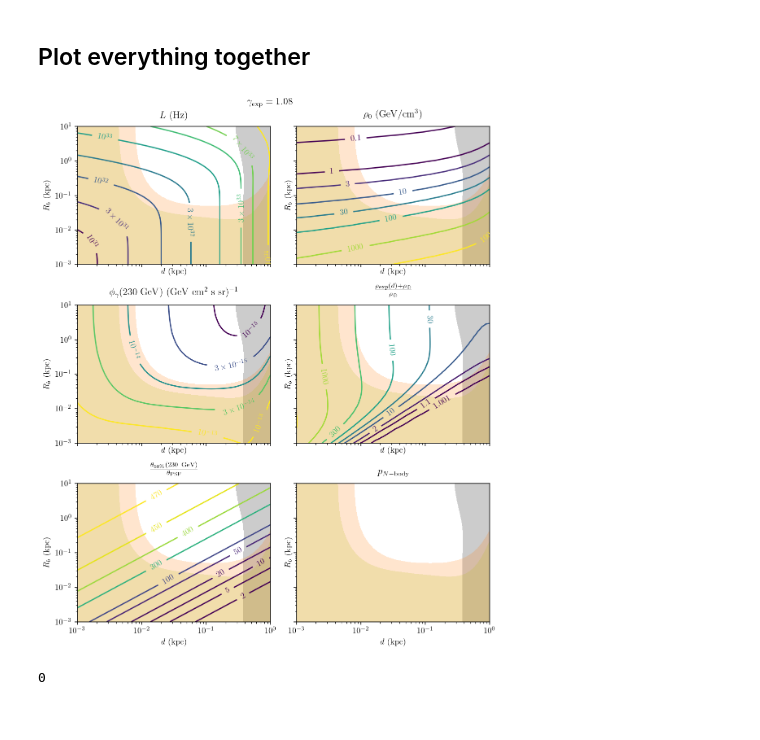
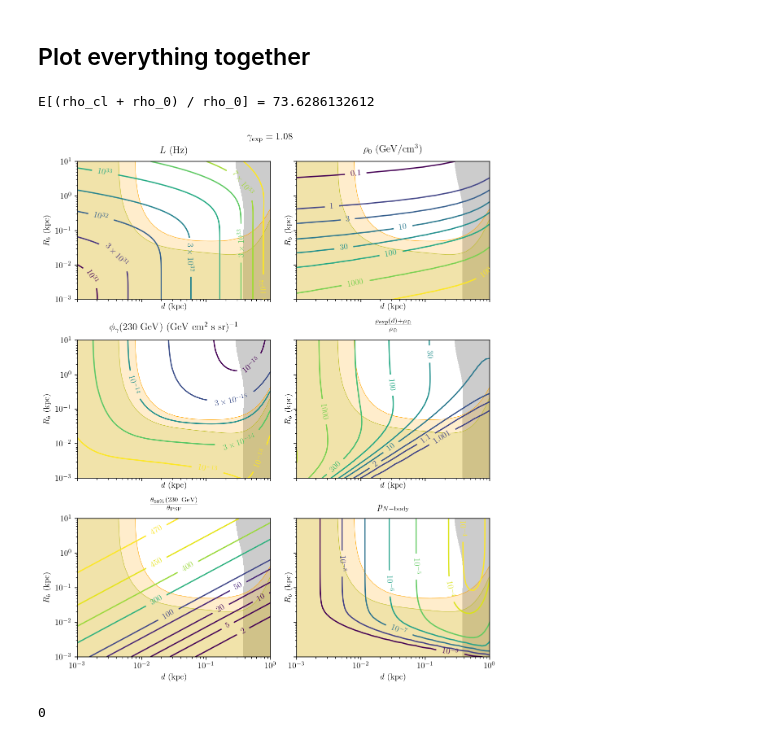
Before and after one commit to adam-coogan/cr_lines_from_dm_subhalos, a Jupyter notebook: Contour plots 6.ipynb, the cells around one changed output. Cells and saved outputs as stored; diff of their text form; code cells hidden in the pictures.

Commit message:
Updated all the plots.

```diff
--- a/Contour plots 6.ipynb
+++ b/Contour plots 6.ipynb
@@ -378,10 +373,11 @@ base_path_exp = 'data/exp_gamma_%.2f/' % gamma_exp
 # %%
 for var in ["dist", "r_s"]:
     exec(var + " = np.loadtxt('" + base_path_exp + var + ".csv', delimiter=',')")
+
 dist_mg, r_s_mg = np.meshgrid(dist, r_s)
 
-for var in ["rho_s", "rho_rel", "lum", "phi_g",
-            "lw", "rho_s_fermi_ps", "phi_g_ext_rel", "extent"]:
+for var in ["rho_s", "rho_rel", "lum", "phi_g", "lw",
+            "rho_s_fermi_ps", "phi_g_ext_rel", "extent"]:
     exec(var + "_exp = np.loadtxt('" + base_path_exp + var + ".csv', delimiter=',')")
 
 # Load likelihoods using Ben's processing
@@ -389,9 +385,9 @@ dist_pr, r_s_pr, pr_exp = np.loadtxt(
     pr_base_path + "exp/exp_gamma_%.2f.csv" % gamma_exp,
     delimiter=',').T
 
-dist_pr = dist_pr.reshape(len(np.unique(dist_pr)), -1)
-r_s_pr = r_s_pr.reshape(dist_pr.shape)
-pr_exp = pr_exp.reshape(dist_pr.shape)
+dist_pr = dist_pr.reshape(len(np.unique(dist_pr)), -1).T
+r_s_pr = r_s_pr.reshape(dist_pr.shape).T
+pr_exp = pr_exp.reshape(dist_pr.shape).T
 # %% [markdown]
 ## Recompute
 # %% [markdown]
@@ -721,17 +746,20 @@ levels_exp[0.52] = {"lum": [3e31, 1e32, 3e32, 1e33, 3e33, 7e33, 3e34, 1e35],
                     "rho_s": [1, 3, 10, 30, 1e2, 1e3, 1e4],
                     "phi_g": [2e-18, 4e-18, 1e-17, 1e-16, 1e-15, 1e-14, 1e-13],
                     "rho_rel": [1.001, 1.1, 2, 10, 30, 100, 300, 1e3, 3e3, 3e4],
-                    "extent": [2, 5, 10, 20, 50, 100, 400, 600, 650, 680, 700]}
+                    "extent": [2, 5, 10, 20, 50, 100, 400, 600, 650, 680, 700],
+                    "pr": [1e-9, 1e-8, 1e-7, 1e-6, 1e-5, 3e-5]}
 levels_exp[0.74] = {"lum": [3e31, 1e32, 3e32, 1e33, 3e33, 7e33, 3e34, 1e35],
                     "rho_s": [1, 3, 10, 30, 1e2, 1e3, 1e4],
                     "phi_g": [2e-17, 5e-17, 1e-16, 3e-16, 1e-15, 3e-15, 1e-14, 3e-14, 1e-13],
                     "rho_rel": [1.001, 1.1, 2, 10, 30, 100, 300, 1e3, 3e3, 3e4],
-                    "extent": [2, 5, 10, 20, 50, 100, 400, 550, 600, 630]}
+                    "extent": [2, 5, 10, 20, 50, 100, 400, 550, 600, 630],
+                    "pr": [1e-9, 1e-8, 1e-7, 1e-6, 1e-5, 3e-5, 7e-5]}
 levels_exp[1.08] = {"lum": [1e31, 3e31, 1e32, 3e32, 1e33, 3e33, 7e33, 2e34],
                     "rho_s": [0.1, 1, 3, 10, 30, 1e2, 1e3, 1e4],
                     "phi_g": [1e-15, 3e-15, 1e-14, 3e-14, 1e-13],
                     "rho_rel": [1.001, 1.1, 2, 10, 30, 100, 300, 1e3, 3e3, 3e4],
-                    "extent": [2, 5, 10, 20, 50, 100, 300, 400, 450, 470]}
+                    "extent": [2, 5, 10, 20, 50, 100, 300, 400, 450, 470],
+                    "pr": [1e-9, 1e-8, 1e-7, 1e-6, 1e-5, 1e-4, 2e-4]}
 # %%
 fig, axs = plt.subplots(nrows=3, ncols=2, sharex=True, sharey=True,
                         figsize=(8, 10))
@@ -746,12 +774,14 @@ for ax in axs.flatten():
                 colors='k', alpha=0.2)
     # Point source constraint
     ax.contourf(dist_mg, r_s_mg, rho_s_fermi_ps_exp - rho_s_exp, levels=[-1e100, 0],
-                colors=[colors[1]], alpha=0.2)
+                colors=["orange"], alpha=0.2)
+    ax.contour(dist_mg, r_s_mg, rho_s_fermi_ps_exp - rho_s_exp, levels=[-1e100, 0],
+               colors=["orange"], alpha=1, linewidths=0.5)
     # Extended source vs EGB
     ax.contourf(dist_mg, r_s_mg, phi_g_ext_rel_exp, levels=[1e1, 1e100],
                 colors=[colors[8]], alpha=0.2)
-#     # Anisotropy constraint
-#     ax.contourf(dist_mg, r_s_mg, aniso_constr_exp, levels=[1e0, 1e100], colors=[colors[0]], alpha=0.2)
+    ax.contour(dist_mg, r_s_mg, phi_g_ext_rel_exp, levels=[1e1, 1e100],
+               colors=[colors[8]], alpha=1, linewidths=0.5)
 
 ax = axs[0, 0]
 # Must be done before plotting to get label formatting right.
@@ -760,36 +790,40 @@ ax.set_xscale('log')
 ax.set_yscale('log')
 ax.set_xlim(dist[[0, -1]])
 ax.set_ylim(r_s[[0, -1]])
 ax.set_title(r"$L$ (Hz)", pad=10)
 sci_contours(dist_mg, r_s_mg, lum_exp, ax, levels=levels_exp[gamma_exp]["lum"])
 
 ax = axs[0, 1]
 ax.set_title(r"$\rho_0$ (GeV/cm$^3$)", pad=10)
 normal_contours(dist_mg, r_s_mg, rho_s_exp, ax, levels=levels_exp[gamma_exp]["rho_s"])
 
 ax = axs[1, 0]
 ax.set_title(r"$\phi_\gamma(230\ \mathrm{GeV})$"
              r" (GeV cm$^2$ s sr)$^{-1}$", pad=10)
 sci_contours(dist_mg, r_s_mg, phi_g_exp, ax, levels=levels_exp[gamma_exp]["phi_g"])
 
 ax = axs[1, 1]
 ax.set_title(r"$\frac{\rho_{\mathrm{exp}}(d) +"
              r"\rho_\oplus}{\rho_\oplus}$", pad=10)
 normal_contours(dist_mg, r_s_mg, rho_rel_exp, ax, levels=levels_exp[gamma_exp]["rho_rel"])
 
 ax = axs[2, 0]
 ax.set_title(r"$\frac{\theta_{68\%}(230\ \mathrm{GeV})}{\theta_{\rm PSF}}$", pad=10)
 normal_contours(dist_mg, r_s_mg, extent_exp/fermi_psf, ax,
                 levels=levels_exp[gamma_exp]["extent"], norm=None)
 
 ax = axs[2, 1]
 ax.set_title(r"$p_{N{\rm -body}}$", pad=10)
-# log_contours(dist_pr, r_s_pr, pr_exp, ax, levels=np.logspace(-9, -4, num=6))
+sci_contours(dist_pr, r_s_pr, pr_exp, ax, levels=levels_exp[gamma_exp]["pr"])
 
 fig.tight_layout(rect=[0, 0.03, 1, 0.975])
-fig.savefig("figures/contour_plots_exp_gamma_%.2f.pdf" % gamma_exp)
+fig.savefig("figures/contour_plots_exp_gamma_{}.pdf".format(
+    "{:.2f}".format(gamma_exp).replace(".", "-")))
+
+print("E[(rho_cl + rho_0) / rho_0] = {}".format(np.sum(pr_exp * rho_rel_exp) / pr_exp.sum()))
 # %% [output]
+E[(rho_cl + rho_0) / rho_0] = 73.6286132612
-[figure, old version]
+[figure, new version]
 # %%
 os.system("say 'Done with exp profile'")
 # %% [output]
```
Also changed, not shown: parts of 61 cells of this notebook, 21 other files.
